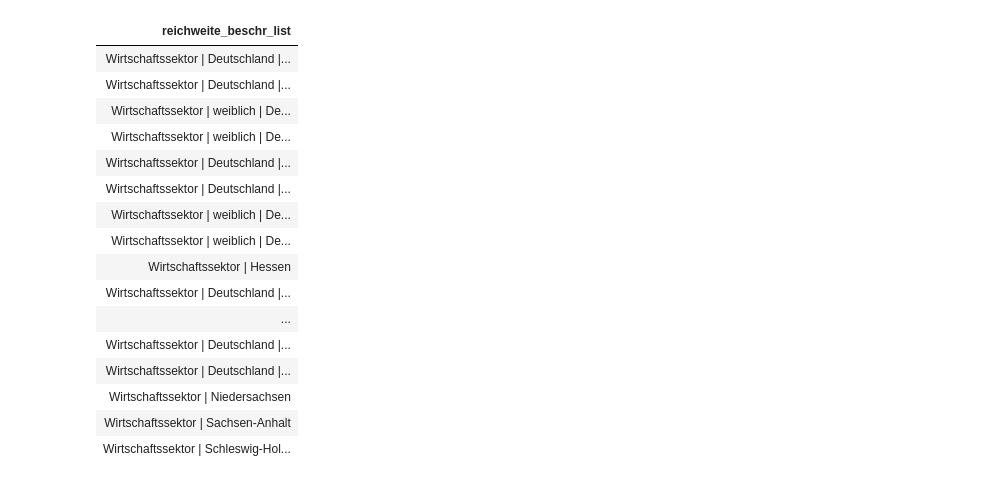
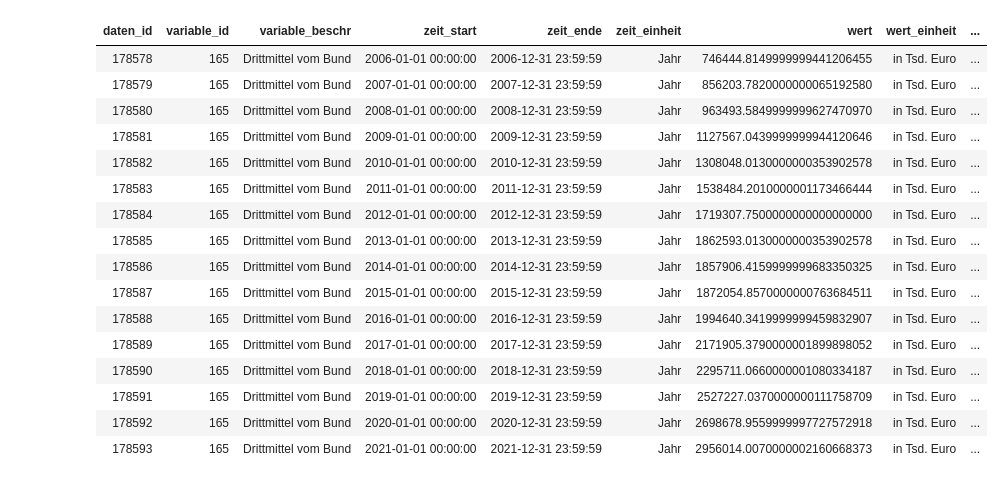
Before and after one commit to maltehueckstaedt/magpie_chatbot, a Jupyter notebook: py/jupyther_notebooks/Queries_View_DB.ipynb, the cells around one changed output. Saved outputs shown, nothing was run; the diff lists cells and outputs as text; code cells hidden in the pictures.

```diff
--- a/py/jupyther_notebooks/Queries_View_DB.ipynb
+++ b/py/jupyther_notebooks/Queries_View_DB.ipynb
@@ -5,23 +24,24 @@
 # %%
 %%sql duckdb:///C:/Users/mhu/Documents/github/magpie_chatbot/data/view_magpie_queries.db
-SELECT DISTINCT reichweite_beschr_list
+SELECT *
 FROM view_daten_reichweite_menge
-WHERE variable_beschr = 'Technisches FuE-Personal'
+WHERE variable_beschr = 'Drittmittel vom Bund'
+AND reichweite_beschr_list = 'Deutschland';
 # %% [output]
-| reichweite_beschr_list |
-| Wirtschaftssektor | Deutschland |... |
-| Wirtschaftssektor | Deutschland |... |
-| Wirtschaftssektor | weiblich | De... |
-| Wirtschaftssektor | weiblich | De... |
-| Wirtschaftssektor | Deutschland |... |
-| Wirtschaftssektor | Deutschland |... |
-| Wirtschaftssektor | weiblich | De... |
-| Wirtschaftssektor | weiblich | De... |
-| Wirtschaftssektor | Hessen |
-| Wirtschaftssektor | Deutschland |... |
-| ... |
-| Wirtschaftssektor | Deutschland |... |
-| Wirtschaftssektor | Deutschland |... |
-| Wirtschaftssektor | Niedersachsen |
-| Wirtschaftssektor | Sachsen-Anhalt |
-| Wirtschaftssektor | Schleswig-Hol... |
+| daten_id | variable_id | variable_beschr | zeit_start | zeit_ende | zeit_einheit | wert | wert_einheit | ... |
+| 178578 | 165 | Drittmittel vom Bund | 2006-01-01 00:00:00 | 2006-12-31 23:59:59 | Jahr | 746444.8149999999441206455 | in Tsd. Euro | ... |
+| 178579 | 165 | Drittmittel vom Bund | 2007-01-01 00:00:00 | 2007-12-31 23:59:59 | Jahr | 856203.7820000000065192580 | in Tsd. Euro | ... |
+| 178580 | 165 | Drittmittel vom Bund | 2008-01-01 00:00:00 | 2008-12-31 23:59:59 | Jahr | 963493.5849999999627470970 | in Tsd. Euro | ... |
+| 178581 | 165 | Drittmittel vom Bund | 2009-01-01 00:00:00 | 2009-12-31 23:59:59 | Jahr | 1127567.0439999999944120646 | in Tsd. Euro | ... |
+| 178582 | 165 | Drittmittel vom Bund | 2010-01-01 00:00:00 | 2010-12-31 23:59:59 | Jahr | 1308048.0130000000353902578 | in Tsd. Euro | ... |
+| 178583 | 165 | Drittmittel vom Bund | 2011-01-01 00:00:00 | 2011-12-31 23:59:59 | Jahr | 1538484.2010000001173466444 | in Tsd. Euro | ... |
+| 178584 | 165 | Drittmittel vom Bund | 2012-01-01 00:00:00 | 2012-12-31 23:59:59 | Jahr | 1719307.7500000000000000000 | in Tsd. Euro | ... |
+| 178585 | 165 | Drittmittel vom Bund | 2013-01-01 00:00:00 | 2013-12-31 23:59:59 | Jahr | 1862593.0130000000353902578 | in Tsd. Euro | ... |
+| 178586 | 165 | Drittmittel vom Bund | 2014-01-01 00:00:00 | 2014-12-31 23:59:59 | Jahr | 1857906.4159999999683350325 | in Tsd. Euro | ... |
+| 178587 | 165 | Drittmittel vom Bund | 2015-01-01 00:00:00 | 2015-12-31 23:59:59 | Jahr | 1872054.8570000000763684511 | in Tsd. Euro | ... |
+| 178588 | 165 | Drittmittel vom Bund | 2016-01-01 00:00:00 | 2016-12-31 23:59:59 | Jahr | 1994640.3419999999459832907 | in Tsd. Euro | ... |
+| 178589 | 165 | Drittmittel vom Bund | 2017-01-01 00:00:00 | 2017-12-31 23:59:59 | Jahr | 2171905.3790000001899898052 | in Tsd. Euro | ... |
+| 178590 | 165 | Drittmittel vom Bund | 2018-01-01 00:00:00 | 2018-12-31 23:59:59 | Jahr | 2295711.0660000001080334187 | in Tsd. Euro | ... |
+| 178591 | 165 | Drittmittel vom Bund | 2019-01-01 00:00:00 | 2019-12-31 23:59:59 | Jahr | 2527227.0370000000111758709 | in Tsd. Euro | ... |
+| 178592 | 165 | Drittmittel vom Bund | 2020-01-01 00:00:00 | 2020-12-31 23:59:59 | Jahr | 2698678.9559999997727572918 | in Tsd. Euro | ... |
+| 178593 | 165 | Drittmittel vom Bund | 2021-01-01 00:00:00 | 2021-12-31 23:59:59 | Jahr | 2956014.0070000002160668373 | in Tsd. Euro | ... |
```
Also changed, not shown: parts of 6 cells of this notebook.
